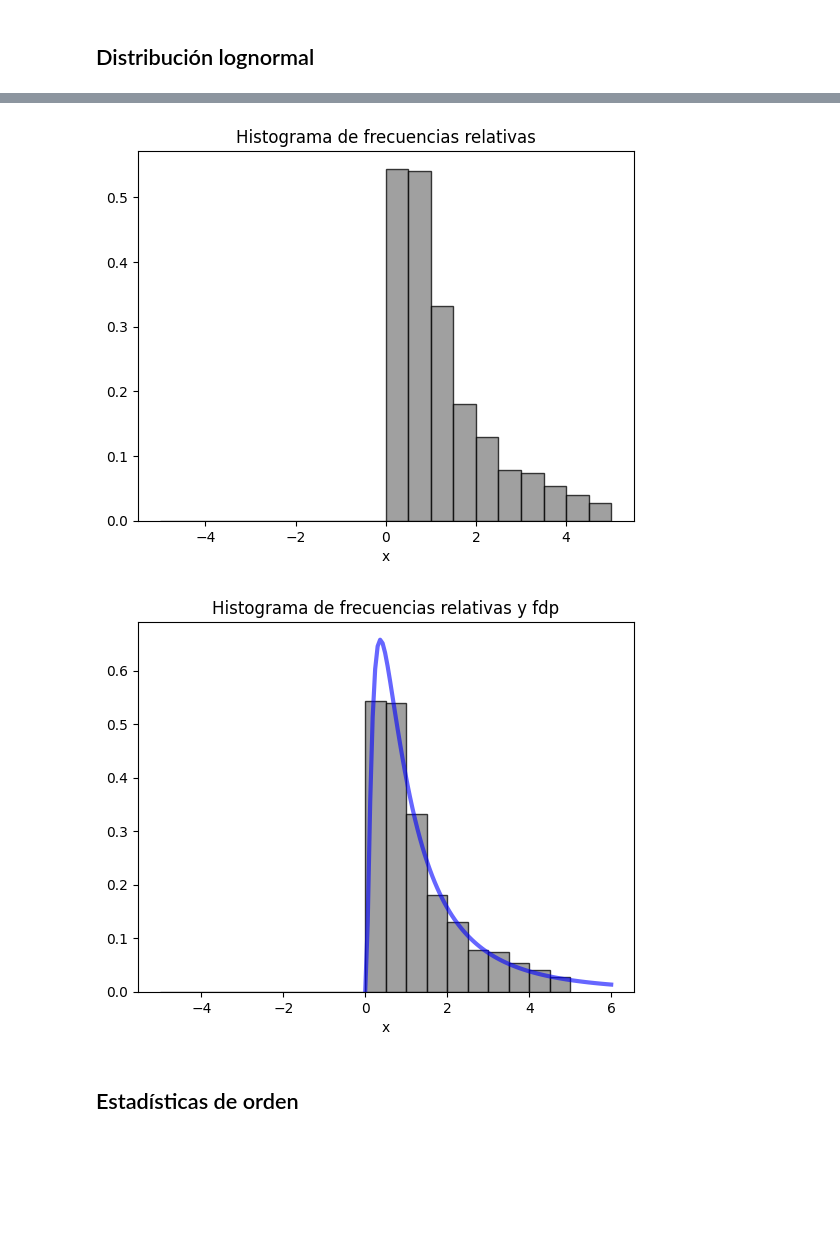
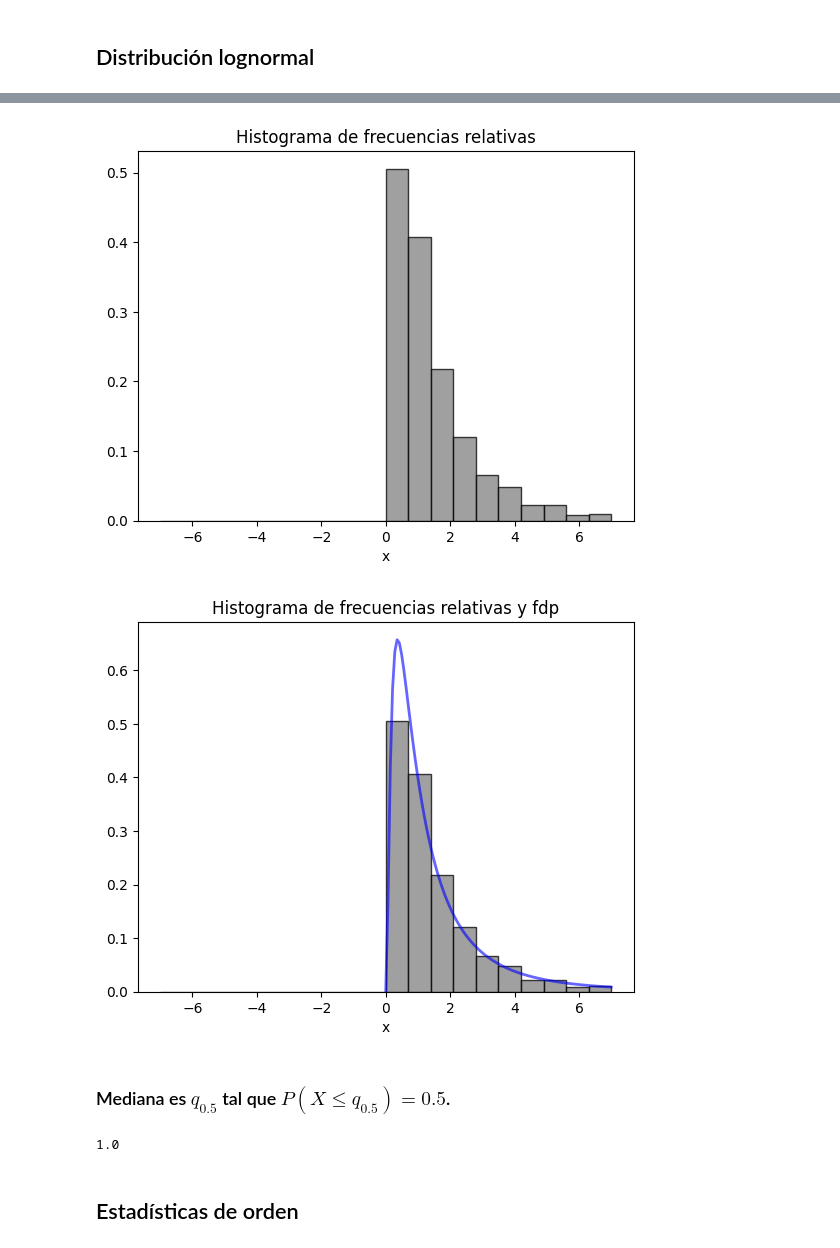
Before and after one commit to leticiaram/Modelos_Estocasticos_2023, a Jupyter notebook: Codigo_1.ipynb, the cells around one changed output, grey strips where cells are left out. Drawn from its saved outputs; the diff is of its cells as text; code cells hidden in the pictures; blank space fills up the shorter version.

```diff
--- a/Codigo_1.ipynb
+++ b/Codigo_1.ipynb
@@ -347,23 +347,29 @@ plt.show()
 exp_simulaciones=np.exp(simulaciones)
 # %%
 # Graficar el histograma
-plt.hist(exp_simulaciones, bins=20, range=(-5, 5), density=True, alpha=0.75, color='grey', edgecolor='black')
+plt.hist(exp_simulaciones, bins=20, range=(-7, 7), density=True, alpha=0.75, color='grey', edgecolor='black')
 plt.xlabel('x')
 plt.title('Histograma de frecuencias relativas')
 plt.show()
 # %% [output]
-[figure, old version]
+[figure, new version]
 # %%
-x = np.linspace(0, 6, 100)
+x = np.linspace(0, 7, 100)
 
 # Graficar el histograma
-plt.plot(x, lognorm.pdf(x,s=1),'b-', lw=3, alpha=0.6, label='lognorm pdf')
-plt.hist(exp_simulaciones, bins=20, range=(-5, 5), density=True, alpha=0.75, color='grey', edgecolor='black')
+plt.plot(x, lognorm.pdf(x,s=1),'b-', lw=2, alpha=0.6, label='lognorm pdf')
+plt.hist(exp_simulaciones, bins=20, range=(-7, 7), density=True, alpha=0.75, color='grey', edgecolor='black')
 plt.xlabel('x')
 plt.title('Histograma de frecuencias relativas y fdp')
 plt.show()
 # %% [output]
-[figure, old version]
+[figure, new version]
+# %% [markdown]
+### Mediana es  $q_{0.5}$ tal que $P(X\leq q_{0.5})=0.5$.
+# %%
+lognorm.ppf(0.5, s=1)
+# %% [output]
+1.0
 # %% [markdown]
 ## Estadísticas de orden
 # %% [markdown]
```
Also changed, not shown: parts of 39 cells of this notebook.
